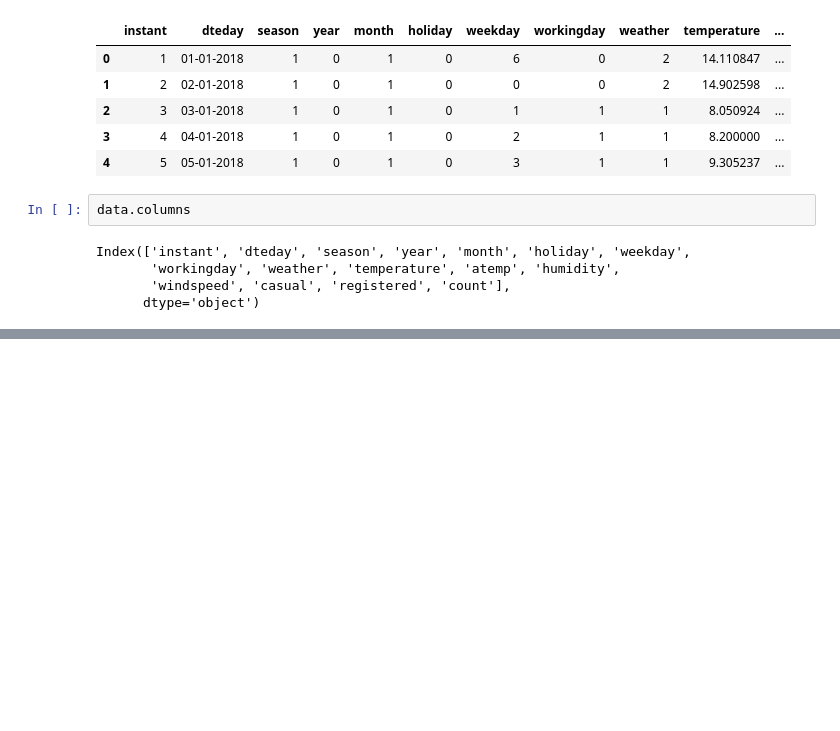
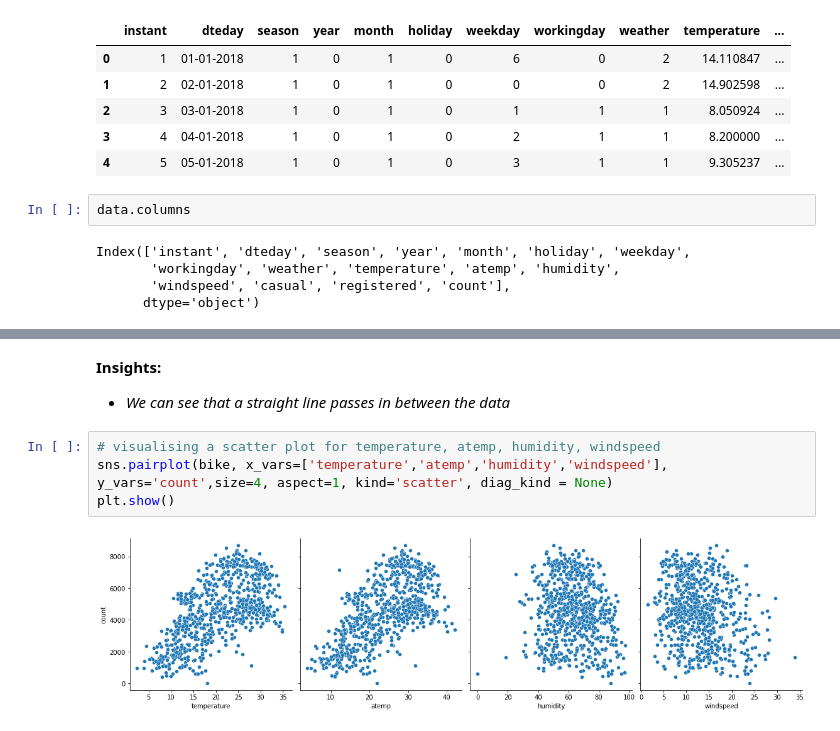
Before and after one commit to thomson18/LR-Model, a Jupyter notebook: LR_Model.ipynb, the cells around one changed output, grey strips where cells are left out. Saved outputs shown, nothing was run; the diff lists cells and outputs as text; blank space fills up the shorter version.

```diff
--- a/LR_Model.ipynb
+++ b/LR_Model.ipynb
@@ -301,0 +318,9 @@ plt.show()
+# %% [markdown]
+**Insights:**
+- *We can see that a straight line passes in between the data*
+# %%
+# visualising a scatter plot for temperature, atemp, humidity, windspeed
+sns.pairplot(bike, x_vars=['temperature','atemp','humidity','windspeed'], y_vars='count',size=4, aspect=1, kind='scatter', diag_kind = None)
+plt.show()
+# %% [output]
+[figure, added]
```
Also changed, not shown: parts of 105 cells of this notebook.
